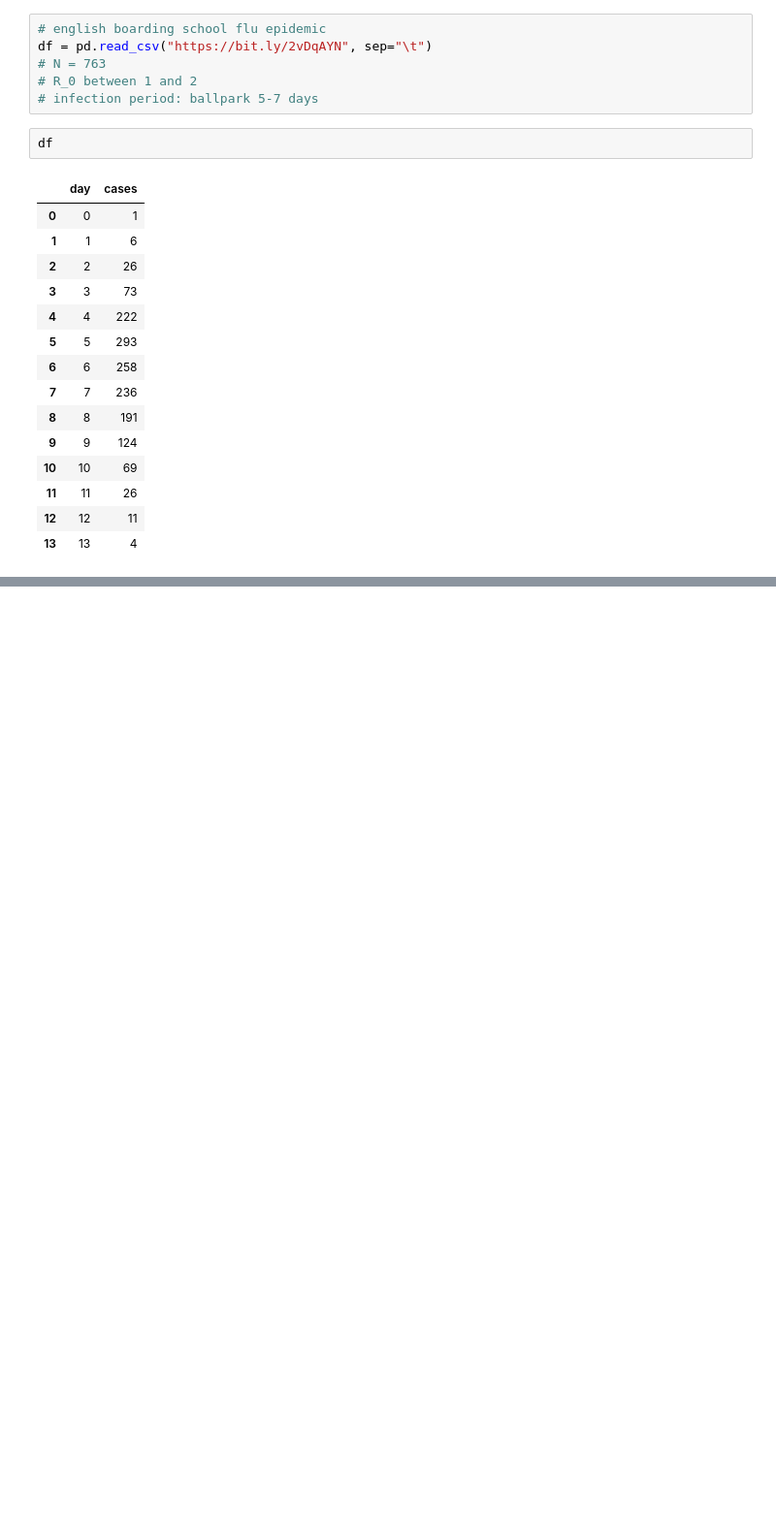
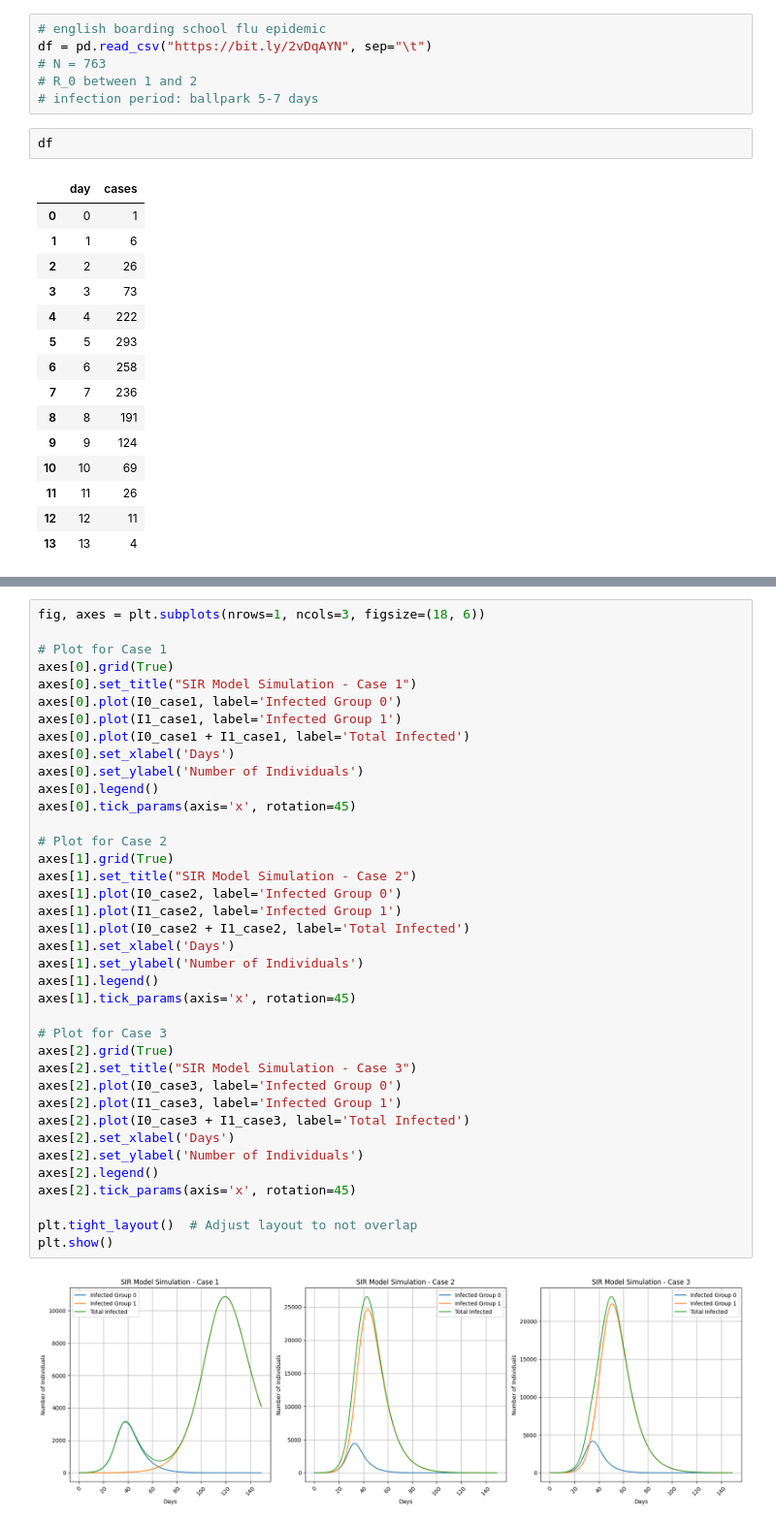
Before and after one commit to epibayes/covid-spatial-modeling, a Jupyter notebook: SIR_model.ipynb, the cells around one changed output, grey strips where cells are left out. Shown at 97% size. Saved outputs shown, nothing was run; the diff lists cells and outputs as text; blank space fills up the shorter version.

```diff
--- a/SIR_model.ipynb
+++ b/SIR_model.ipynb
@@ -62,0 +204,40 @@ df
+# %%
+fig, axes = plt.subplots(nrows=1, ncols=3, figsize=(18, 6))
+
+# Plot for Case 1
+axes[0].grid(True)
+axes[0].set_title("SIR Model Simulation - Case 1")
+axes[0].plot(I0_case1, label='Infected Group 0')
+axes[0].plot(I1_case1, label='Infected Group 1')
+axes[0].plot(I0_case1 + I1_case1, label='Total Infected')
+axes[0].set_xlabel('Days')
+axes[0].set_ylabel('Number of Individuals')
+axes[0].legend()
+axes[0].tick_params(axis='x', rotation=45)
+
+# Plot for Case 2
+axes[1].grid(True)
+axes[1].set_title("SIR Model Simulation - Case 2")
+axes[1].plot(I0_case2, label='Infected Group 0')
+axes[1].plot(I1_case2, label='Infected Group 1')
+axes[1].plot(I0_case2 + I1_case2, label='Total Infected')
+axes[1].set_xlabel('Days')
+axes[1].set_ylabel('Number of Individuals')
+axes[1].legend()
+axes[1].tick_params(axis='x', rotation=45)
+
+# Plot for Case 3
+axes[2].grid(True)
+axes[2].set_title("SIR Model Simulation - Case 3")
+axes[2].plot(I0_case3, label='Infected Group 0')
+axes[2].plot(I1_case3, label='Infected Group 1')
+axes[2].plot(I0_case3 + I1_case3, label='Total Infected')
+axes[2].set_xlabel('Days')
+axes[2].set_ylabel('Number of Individuals')
+axes[2].legend()
+axes[2].tick_params(axis='x', rotation=45)
+
+plt.tight_layout()  # Adjust layout to not overlap
+plt.show()
+# %% [output]
+[figure, added]
```
Also changed, not shown: parts of 12 cells of this notebook, 2 other files.
